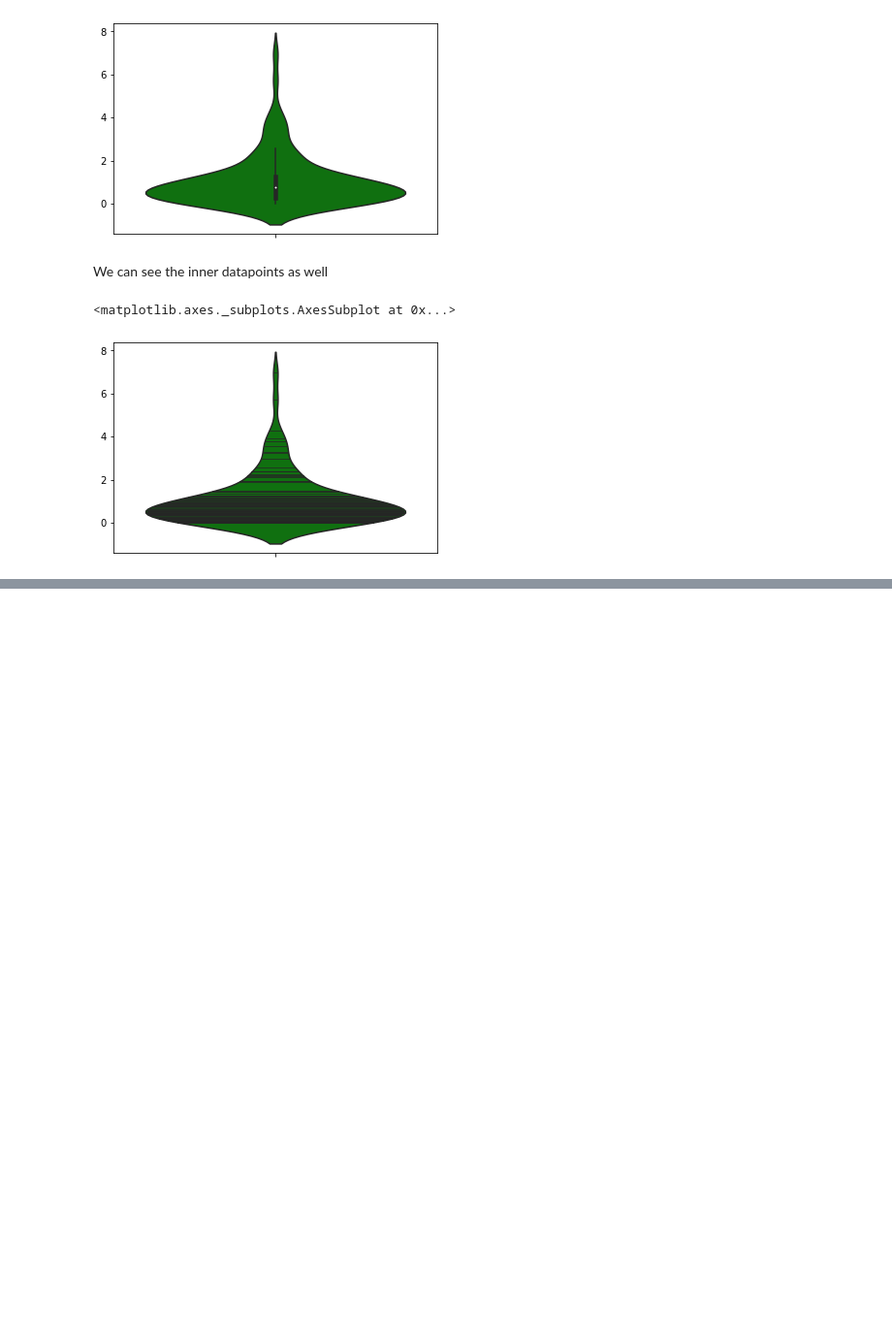
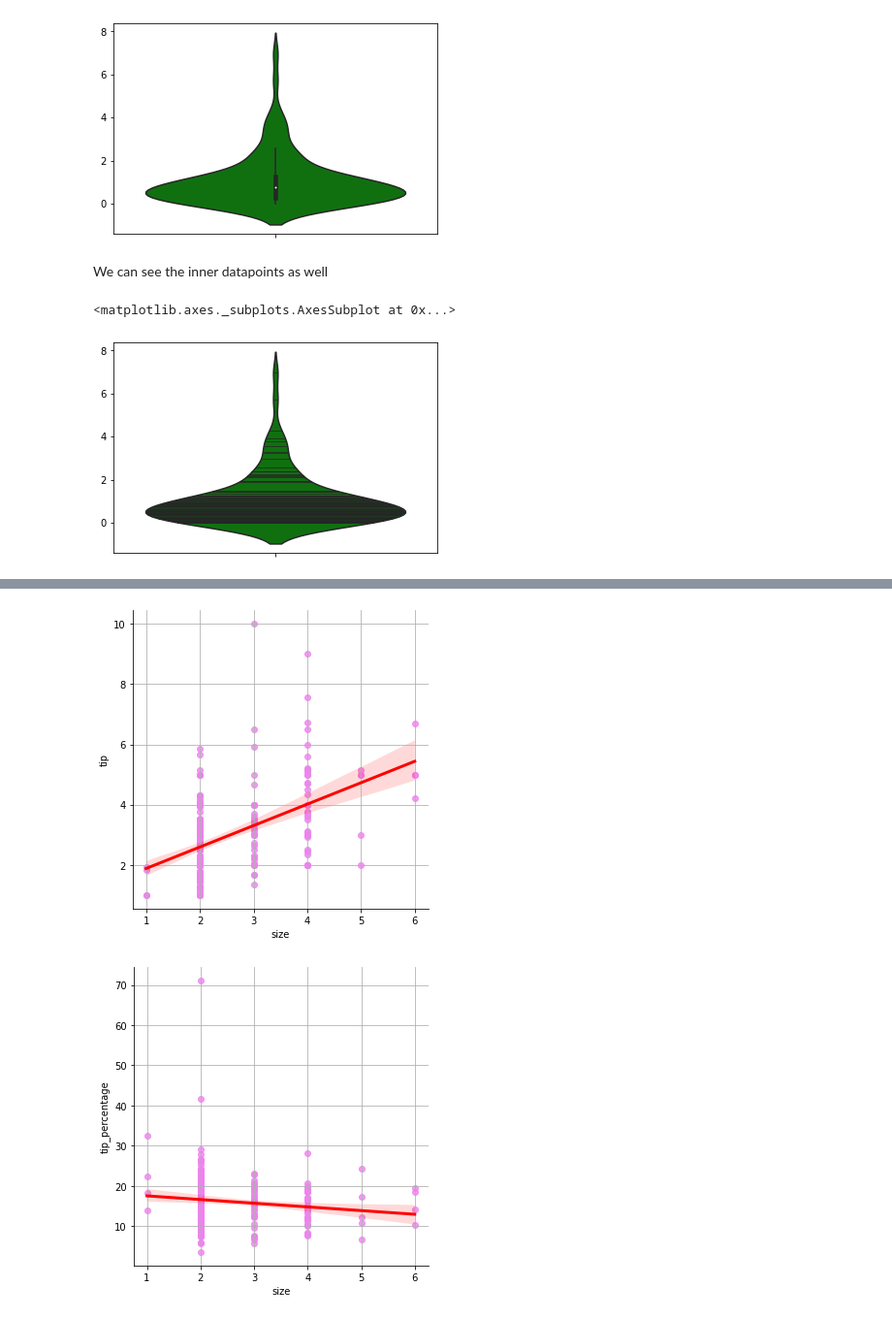
Before and after one commit to albinjohn366/DataScience_Tutorials, a Jupyter notebook: DataVisualization.ipynb, the cells around one changed output, grey strips where cells are left out. Shown at 97% size. Drawn from its saved outputs; the diff is of its cells as text; code cells hidden in the pictures; blank space fills up the shorter version.

```diff
--- a/DataVisualization.ipynb
+++ b/DataVisualization.ipynb
@@ -136,0 +184,3 @@ sns.violinplot(y=gamma_1, color='g', inner='stick')
+# %%
+tips['tip_percentage'] = (tips['tip'] / tips['total_bill']) * 100
+tips.head()
@@ -136,0 +194,12 @@ sns.violinplot(y=gamma_1, color='g', inner='stick')
+# %%
+sns.lmplot(x='size', y='tip', data=tips,
+           scatter_kws={'color': 'violet'},
+           line_kws={'color':'red', 'linewidth':3})
+plt.grid()
+sns.lmplot(x='size', y='tip_percentage', data=tips,
+           scatter_kws={'color': 'violet'},
+           line_kws={'color':'red', 'linewidth':3})
+plt.grid()
+# %% [output]
+[figure, added]
+[figure, added]
```
Also changed, not shown: parts of 19 cells of this notebook.
